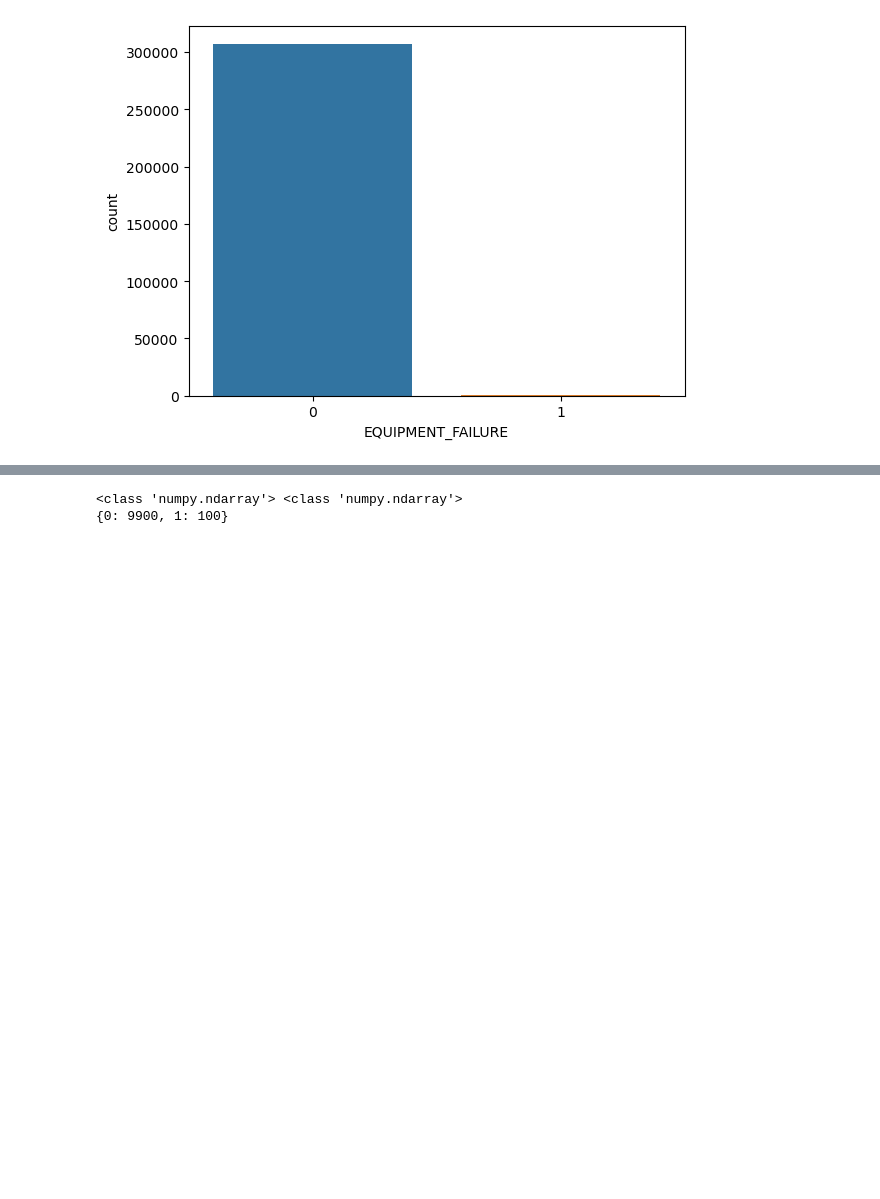
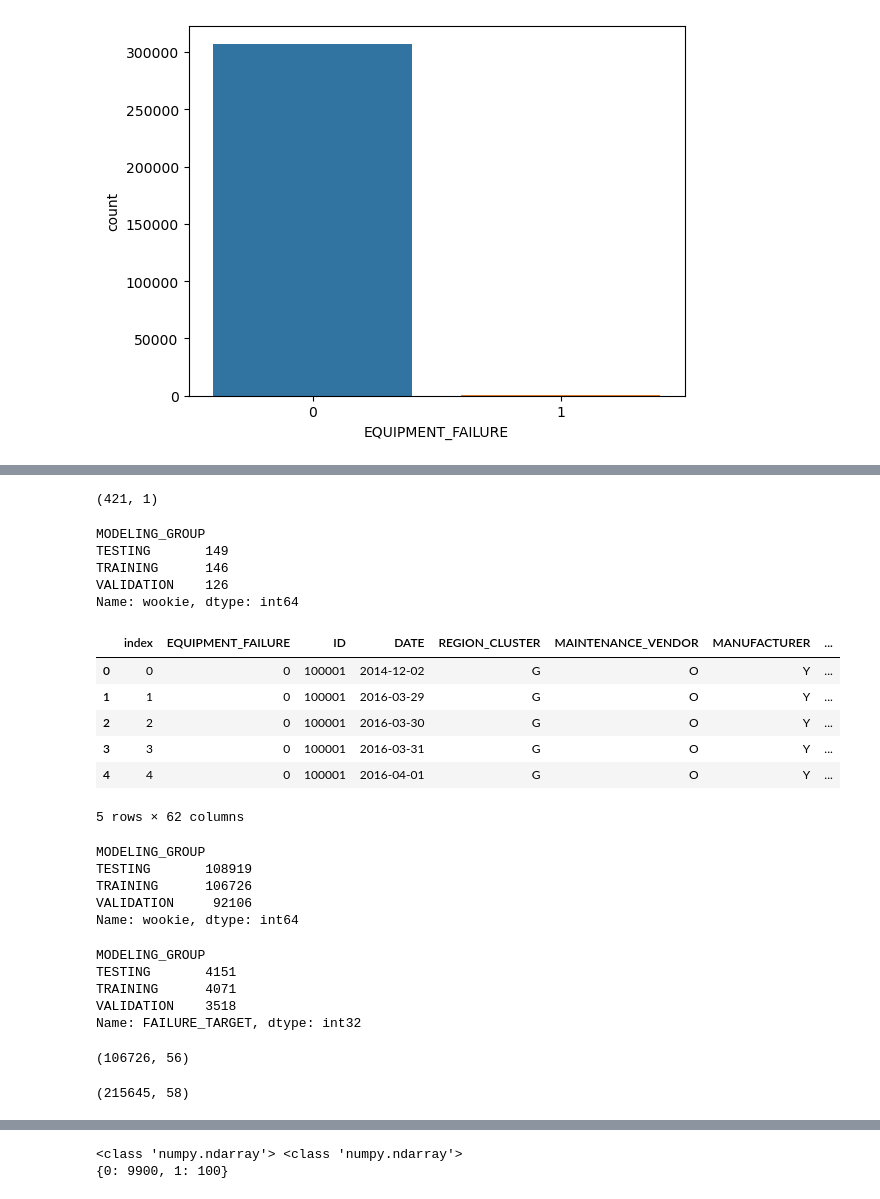
Before and after one commit to mashahin/predictive-maintenance, a Jupyter notebook: predictive_maintenance_machine_learning.ipynb, the cells around one changed output, grey strips where cells are left out. Saved outputs shown, nothing was run; the diff lists cells and outputs as text; code cells hidden in the pictures; blank space fills up the shorter version.

```diff
--- a/predictive_maintenance_machine_learning.ipynb
+++ b/predictive_maintenance_machine_learning.ipynb
@@ -460,0 +530,75 @@ In this example, I use a 28-day target window. We will use the 28 days leading u
+# %%
+#Get a Unique List of All IDs
+aa=pd_data
+pd_id=aa.drop_duplicates(subset='ID')
+pd_id=pd_id[['ID']]
+pd_id.shape
+# %% [output]
+(421, 1)
+# %%
+# Create a new variable with a random number between 0 and 1
+np.random.seed(42)
+pd_id['wookie'] = (np.random.randint(0, 10000, pd_id.shape[0]))/10000
+pd_id=pd_id[['ID', 'wookie']]
+# %%
+# Give each record a 30% chance of being in the validation, a 35% chance of being in the testing, and a 35% chance of being in the training data set.
+pd_id['MODELING_GROUP'] = np.where(((pd_id.wookie <= 0.35)), 'TRAINING', np.where(((pd_id.wookie <= 0.65)), 'VALIDATION', 'TESTING'))
+
+#This is how many machines fall in each group.
+tips_summed = pd_id.groupby(['MODELING_GROUP'])['wookie'].count()
+tips_summed
+# %% [output]
+MODELING_GROUP
+TESTING       149
+TRAINING      146
+VALIDATION    126
+Name: wookie, dtype: int64
+# %%
+# Append the Group of each id to each individual record.
+pd_data=pd_data.sort_values(by=['ID'], ascending=[True])
+pd_id=pd_id.sort_values(by=['ID'], ascending=[True])
+pd_data =pd_data.merge(pd_id, on=['ID'], how='inner')
+
+pd_data.head()
+# %% [output]
+|  | index | EQUIPMENT_FAILURE | ID | DATE | REGION_CLUSTER | MAINTENANCE_VENDOR | MANUFACTURER | ... |
+| 0 | 0 | 0 | 100001 | 2014-12-02 | G | O | Y | ... |
+| 1 | 1 | 0 | 100001 | 2016-03-29 | G | O | Y | ... |
+| 2 | 2 | 0 | 100001 | 2016-03-30 | G | O | Y | ... |
+| 3 | 3 | 0 | 100001 | 2016-03-31 | G | O | Y | ... |
+| 4 | 4 | 0 | 100001 | 2016-04-01 | G | O | Y | ... |
+5 rows × 62 columns
+# %%
+# This is how many records are in each group.
+tips_summed = pd_data.groupby(['MODELING_GROUP'])['wookie'].count()
+tips_summed
+# %% [output]
+MODELING_GROUP
+TESTING       108919
+TRAINING      106726
+VALIDATION     92106
+Name: wookie, dtype: int64
+# %%
+# This is how many failure targets are in each group.
+tips_summed = pd_data.groupby(['MODELING_GROUP'])['FAILURE_TARGET'].sum()
+tips_summed
+# %% [output]
+MODELING_GROUP
+TESTING       4151
+TRAINING      4071
+VALIDATION    3518
+Name: FAILURE_TARGET, dtype: int32
+# %%
+# Create a separate data frame for the training data. We will use this data set to build the model.
+df_training=pd_data[pd_data['MODELING_GROUP'] == 'TRAINING']
+df_training=df_training.drop(columns=['MODELING_GROUP','C','wookie','TIME_TO_FAILURE','flipper','START_DATE'])
+df_training.shape
+# %% [output]
+(106726, 56)
+# %%
+# Create a separate data frame for the training and testing data sets. We will use this to tweak our modeling results.
+df_train_test=pd_data[pd_data['MODELING_GROUP'] != 'VALIDATION']
+df_train_test=df_train_test.drop(columns=['wookie','TIME_TO_FAILURE','flipper','START_DATE'])
+df_train_test.shape
+# %% [output]
+(215645, 58)
```
Also changed, not shown: parts of 48 cells of this notebook.
